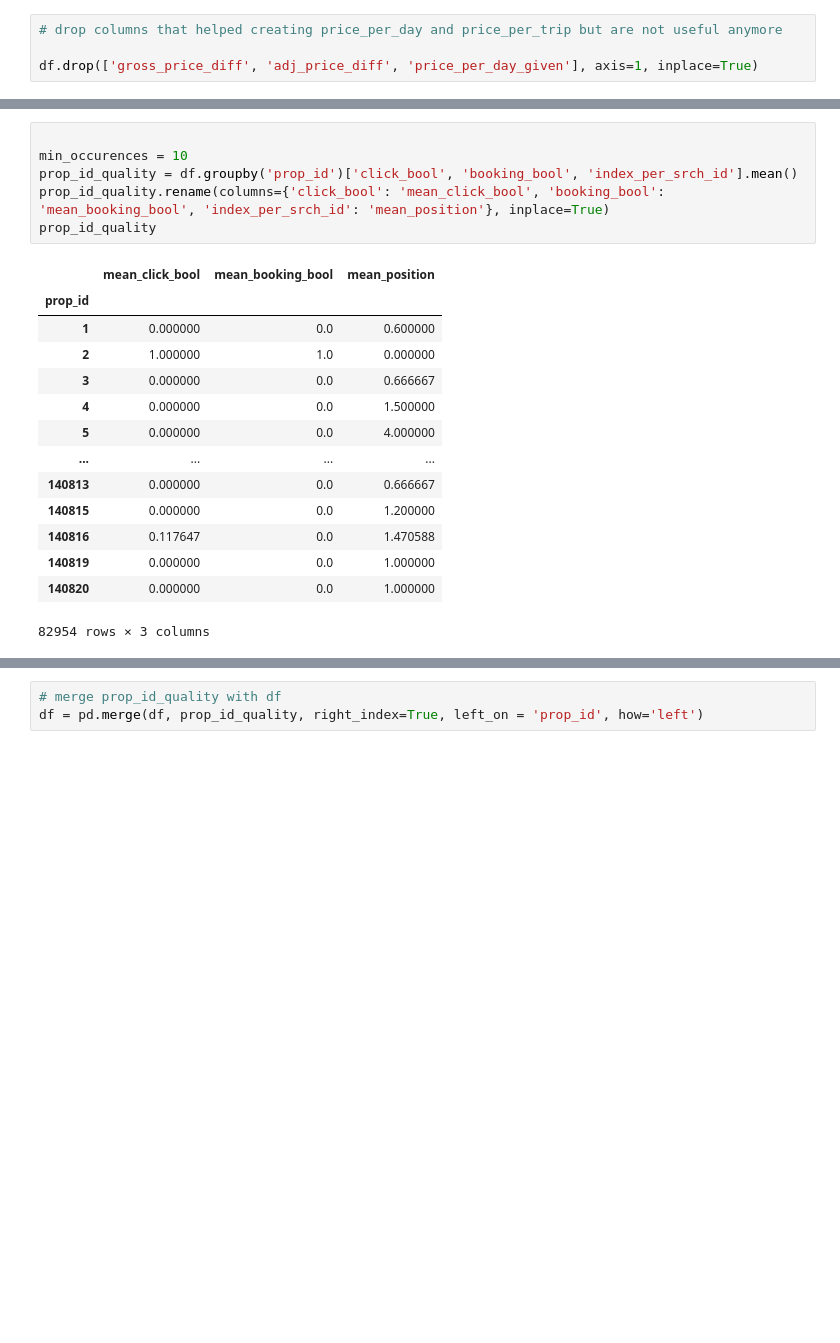
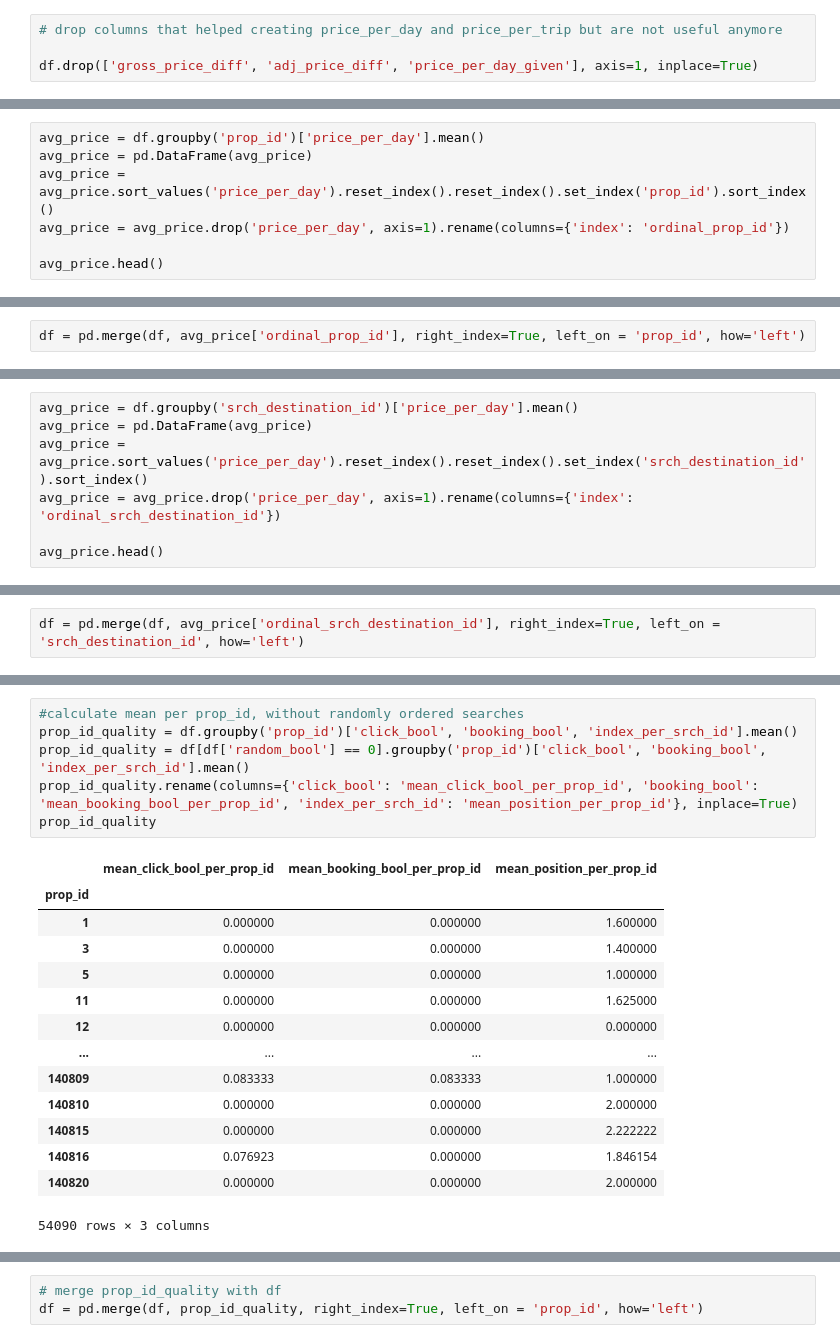
Before and after one commit to OlegBEZb/Personalize-Expedia-Hotel-Searches, a Jupyter notebook: FeatureEngineering.ipynb, the cells around one changed output, grey strips where cells are left out. Saved outputs shown, nothing was run; the diff lists cells and outputs as text; blank space fills up the shorter version.

```diff
--- a/FeatureEngineering.ipynb
+++ b/FeatureEngineering.ipynb
@@ -133,0 +256,7 @@ df.drop(['gross_price_diff', 'adj_price_diff', 'price_per_day_given'], axis=1, i
+# %%
+avg_price = df.groupby('prop_id')['price_per_day'].mean()
+avg_price = pd.DataFrame(avg_price)
+avg_price = avg_price.sort_values('price_per_day').reset_index().reset_index().set_index('prop_id').sort_index()
+avg_price = avg_price.drop('price_per_day', axis=1).rename(columns={'index': 'ordinal_prop_id'})
+
+avg_price.head()
@@ -133,0 +271,2 @@ df.drop(['gross_price_diff', 'adj_price_diff', 'price_per_day_given'], axis=1, i
+# %%
+df = pd.merge(df, avg_price['ordinal_prop_id'], right_index=True, left_on = 'prop_id', how='left')
@@ -133,0 +275,7 @@ df.drop(['gross_price_diff', 'adj_price_diff', 'price_per_day_given'], axis=1, i
+# %%
+avg_price = df.groupby('srch_destination_id')['price_per_day'].mean()
+avg_price = pd.DataFrame(avg_price)
+avg_price = avg_price.sort_values('price_per_day').reset_index().reset_index().set_index('srch_destination_id').sort_index()
+avg_price = avg_price.drop('price_per_day', axis=1).rename(columns={'index': 'ordinal_srch_destination_id'})
+
+avg_price.head()
@@ -133,0 +290,2 @@ df.drop(['gross_price_diff', 'adj_price_diff', 'price_per_day_given'], axis=1, i
+# %%
+df = pd.merge(df, avg_price['ordinal_srch_destination_id'], right_index=True, left_on = 'srch_destination_id', how='left')
@@ -157,24 +338,24 @@ prop_id_count
 # %%
-
-min_occurences = 10
+#calculate mean per prop_id, without randomly ordered searches
 prop_id_quality = df.groupby('prop_id')['click_bool', 'booking_bool', 'index_per_srch_id'].mean()
-prop_id_quality.rename(columns={'click_bool': 'mean_click_bool', 'booking_bool': 'mean_booking_bool', 'index_per_srch_id': 'mean_position'}, inplace=True)
+prop_id_quality = df[df['random_bool'] == 0].groupby('prop_id')['click_bool', 'booking_bool', 'index_per_srch_id'].mean()
+prop_id_quality.rename(columns={'click_bool': 'mean_click_bool_per_prop_id', 'booking_bool': 'mean_booking_bool_per_prop_id', 'index_per_srch_id': 'mean_position_per_prop_id'}, inplace=True)
 prop_id_quality
 # %% [output]
-|  | mean_click_bool | mean_booking_bool | mean_position |
+|  | mean_click_bool_per_prop_id | mean_booking_bool_per_prop_id | mean_position_per_prop_id |
 | prop_id |  |  |  |
-| 1 | 0.000000 | 0.0 | 0.600000 |
-| 2 | 1.000000 | 1.0 | 0.000000 |
-| 3 | 0.000000 | 0.0 | 0.666667 |
-| 4 | 0.000000 | 0.0 | 1.500000 |
-| 5 | 0.000000 | 0.0 | 4.000000 |
+| 1 | 0.000000 | 0.000000 | 1.600000 |
+| 3 | 0.000000 | 0.000000 | 1.400000 |
+| 5 | 0.000000 | 0.000000 | 1.000000 |
+| 11 | 0.000000 | 0.000000 | 1.625000 |
+| 12 | 0.000000 | 0.000000 | 0.000000 |
 | ... | ... | ... | ... |
-| 140813 | 0.000000 | 0.0 | 0.666667 |
-| 140815 | 0.000000 | 0.0 | 1.200000 |
-| 140816 | 0.117647 | 0.0 | 1.470588 |
-| 140819 | 0.000000 | 0.0 | 1.000000 |
-| 140820 | 0.000000 | 0.0 | 1.000000 |
+| 140809 | 0.083333 | 0.083333 | 1.000000 |
+| 140810 | 0.000000 | 0.000000 | 2.000000 |
+| 140815 | 0.000000 | 0.000000 | 2.222222 |
+| 140816 | 0.076923 | 0.000000 | 1.846154 |
+| 140820 | 0.000000 | 0.000000 | 2.000000 |
-82954 rows × 3 columns
+54090 rows × 3 columns
 # %%
 # Hotels shown often do not seem to be of higher quality, the percentage of click and bookings is the same as other
 # mean position does not change either
```
Also changed, not shown: parts of 34 cells of this notebook, 1 other file.
